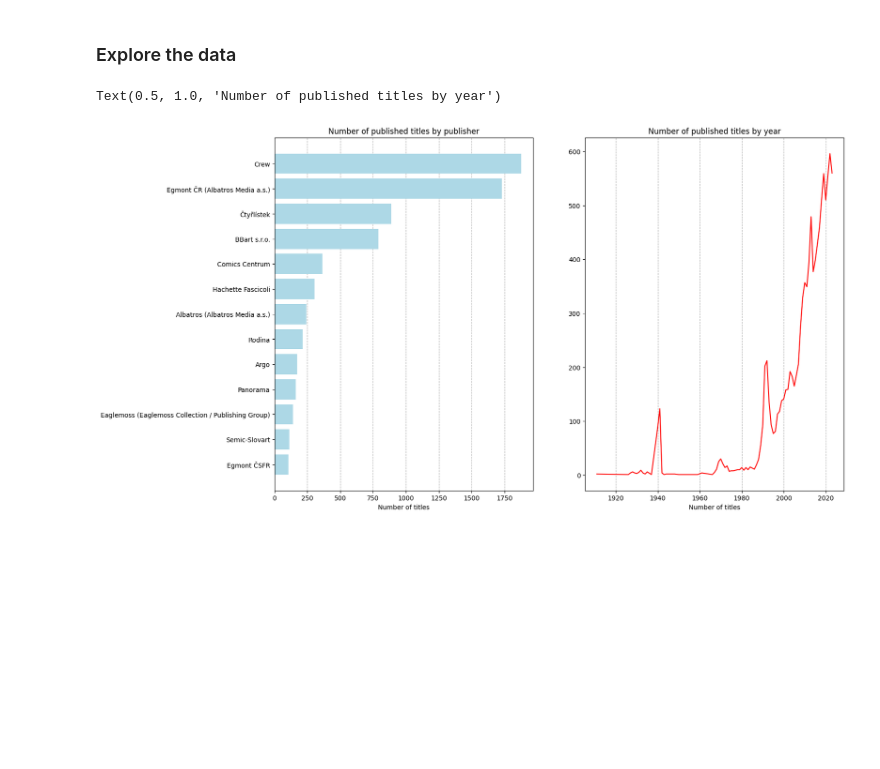
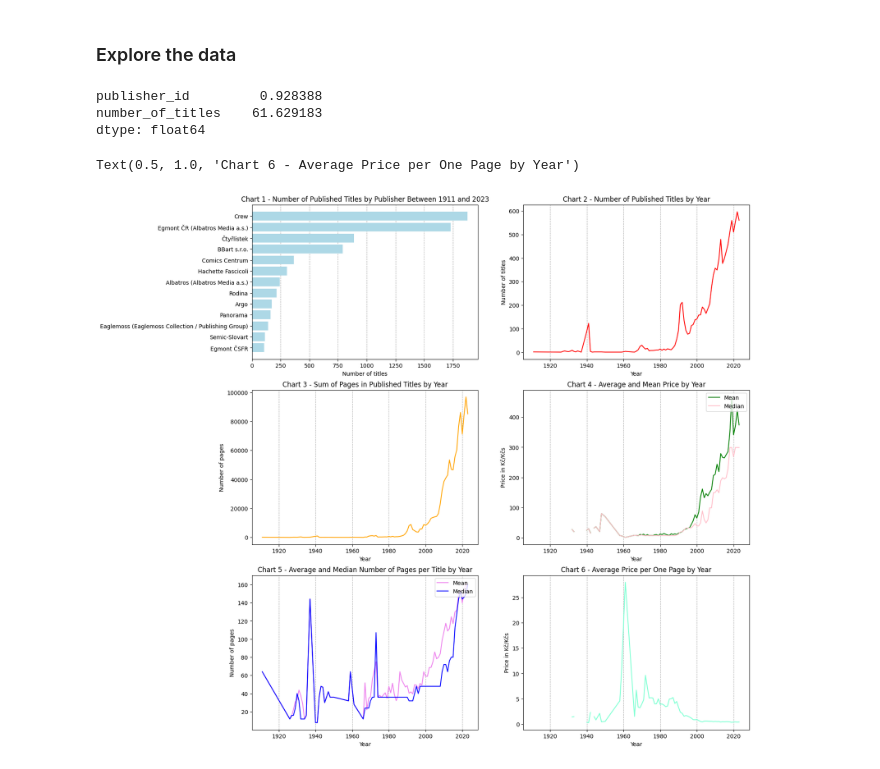
Before and after one commit to tolstoj48/comics_db_project, a Jupyter notebook: comics-project-visualisation.ipynb, the cells around one changed output. Drawn from its saved outputs; the diff is of its cells as text; code cells hidden in the pictures; blank space fills up the shorter version.

```diff
--- a/comics-project-visualisation.ipynb
+++ b/comics-project-visualisation.ipynb
@@ -45,20 +45,66 @@ titles, publishers = get_all_data()
 # %%
 # df for charts
 titles_chart = titles[titles["year"] > 0].groupby("year")["title_id"].count()
+titles_chart_price_mean = titles[titles["year"] > 0].groupby("year")["price"].mean()
+titles_chart_price_median = titles[titles["year"] > 0].groupby("year")["price"].median()
+titles_chart_num_pages = titles[titles["year"] > 0].groupby("year")["pages"].sum()
+titles_chart_num_pages_mean = titles[titles["year"] > 0].groupby("year")["pages"].mean()
+titles_chart_num_pages_median = titles[titles["year"] > 0].groupby("year")["pages"].median()
+average_price_per_average_page = {"avg_price": titles_chart_price_mean, "avg_pages": titles_chart_num_pages_mean}
+average_price_per_average_page["avg_price"] = average_price_per_average_page["avg_price"].fillna(0)
+average_price_per_average_page["avg_pages/avg_price"] = average_price_per_average_page["avg_pages"] / average_price_per_average_page["avg_price"]
 publishers_chart = publishers[publishers["number_of_titles"] > 100].sort_values("number_of_titles")
+# share of top 10 for the whole period
+print(publishers[publishers["number_of_titles"] > 100].sort_values("number_of_titles", ascending = True).tail(10).sum(numeric_only=True) * 100 / publishers.sum(numeric_only=True))
 
-fig = plt.figure(figsize=(16, 10))
-ax1 = fig.add_subplot(1,2,1)
+fig = plt.figure(figsize=(16, 17))
+ax1 = fig.add_subplot(3,2,1)
 ax1.grid(True, axis="x", linestyle="--", zorder=1)
 ax1.barh(publishers_chart["name"], publishers_chart["number_of_titles"], color="lightblue", zorder=2)
 ax1.set_xlabel('Number of titles')
-ax1.set_title('Number of published titles by publisher')
+ax1.set_title('Chart 1 - Number of Published Titles by Publisher Between 1911 and 2023')
 
-ax2 = fig.add_subplot(1,2,2)
+ax2 = fig.add_subplot(3,2,2)
 ax2.grid(True, axis="x", linestyle="--", zorder=1)
 ax2.plot(titles_chart, color="red", zorder=2)
-ax2.set_xlabel('Number of titles')
-ax2.set_title('Number of published titles by year')
+ax2.set_xlabel('Year')
+ax2.set_ylabel('Number of titles')
+ax2.set_title('Chart 2 - Number of Published Titles by Year')
+
+ax3 = fig.add_subplot(3,2,3)
+ax3.grid(True, axis="x", linestyle="--", zorder=1)
+ax3.plot(titles_chart_num_pages, color="orange", zorder=2)
+ax3.set_xlabel('Year')
+ax3.set_ylabel('Number of pages')
+ax3.set_title('Chart 3 - Sum of Pages in Published Titles by Year')
+
+ax4 = fig.add_subplot(3,2,4)
+ax4.grid(True, axis="x", linestyle="--", zorder=1)
+ax4.plot(titles_chart_price_mean, color="green", zorder=2, label = "Mean")
+ax4.plot(titles_chart_price_median, color="pink", zorder=2,label = "Median")
+ax4.set_xlabel('Year')
+ax4.set_ylabel('Price in Kč/Kčs')
+ax4.set_title('Chart 4 - Average and Median Price by Year')
+ax4.legend(loc="upper right")
+
+ax5 = fig.add_subplot(3,2,5)
+ax5.grid(True, axis="x", linestyle="--", zorder=1)
+ax5.plot(titles_chart_num_pages_mean, color="violet", zorder=2, label = "Mean")
+ax5.plot(titles_chart_num_pages_median, color="blue", zorder=2, label = "Median")
+ax5.set_xlabel('Year')
+ax5.set_ylabel('Number of pages')
+ax5.set_title('Chart 5 - Average and Median Number of Pages per Title by Year')
+ax5.legend(loc="upper right")
+
+ax6 = fig.add_subplot(3,2,6)
+ax6.grid(True, axis="x", linestyle="--", zorder=1)
+ax6.plot(average_price_per_average_page["avg_pages/avg_price"], color="aquamarine", zorder=2)
+ax6.set_xlabel('Year')
+ax6.set_ylabel('Price in Kč/Kčs')
+ax6.set_title('Chart 6 - Average Price per One Page by Year')
 # %% [output]
-Text(0.5, 1.0, 'Number of published titles by year')
+publisher_id         0.928388
+number_of_titles    61.629183
+dtype: float64
+Text(0.5, 1.0, 'Chart 6 - Average Price per One Page by Year')
-[figure, old version]
+[figure, new version]
```
Also changed, not shown: parts of 3 cells of this notebook, 1 other file.
